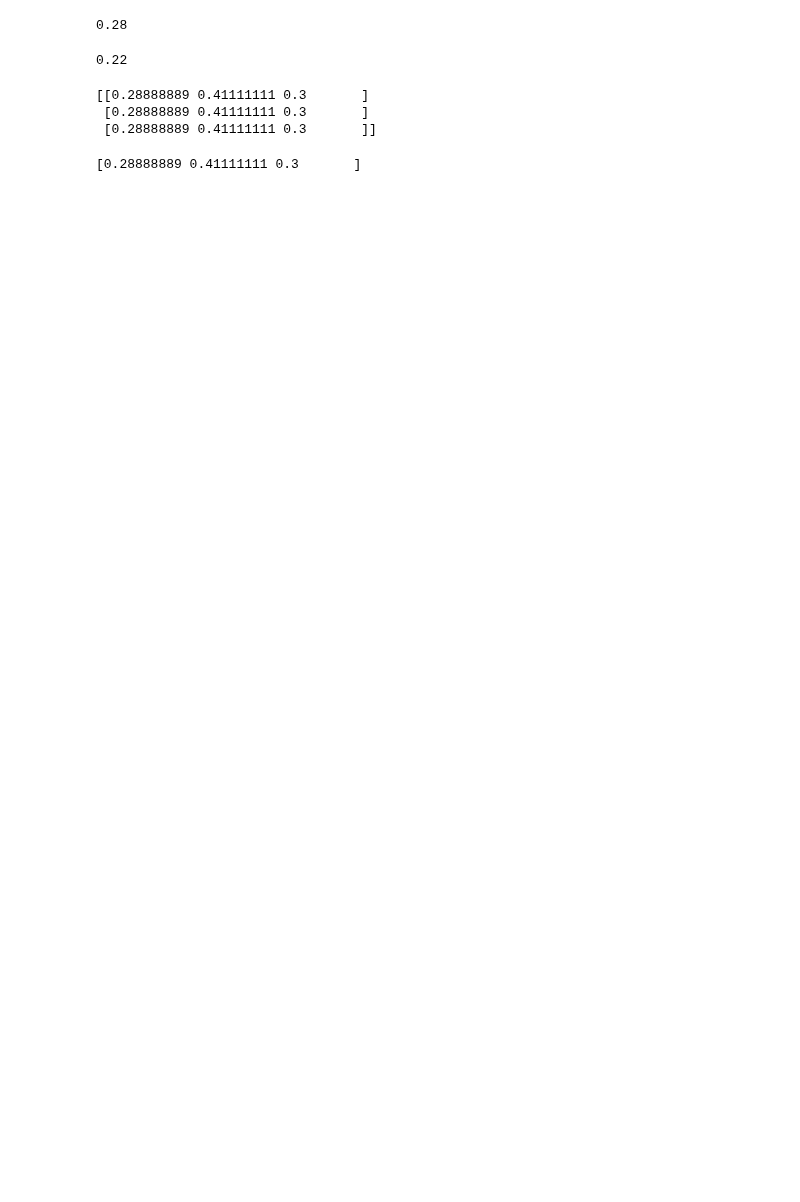
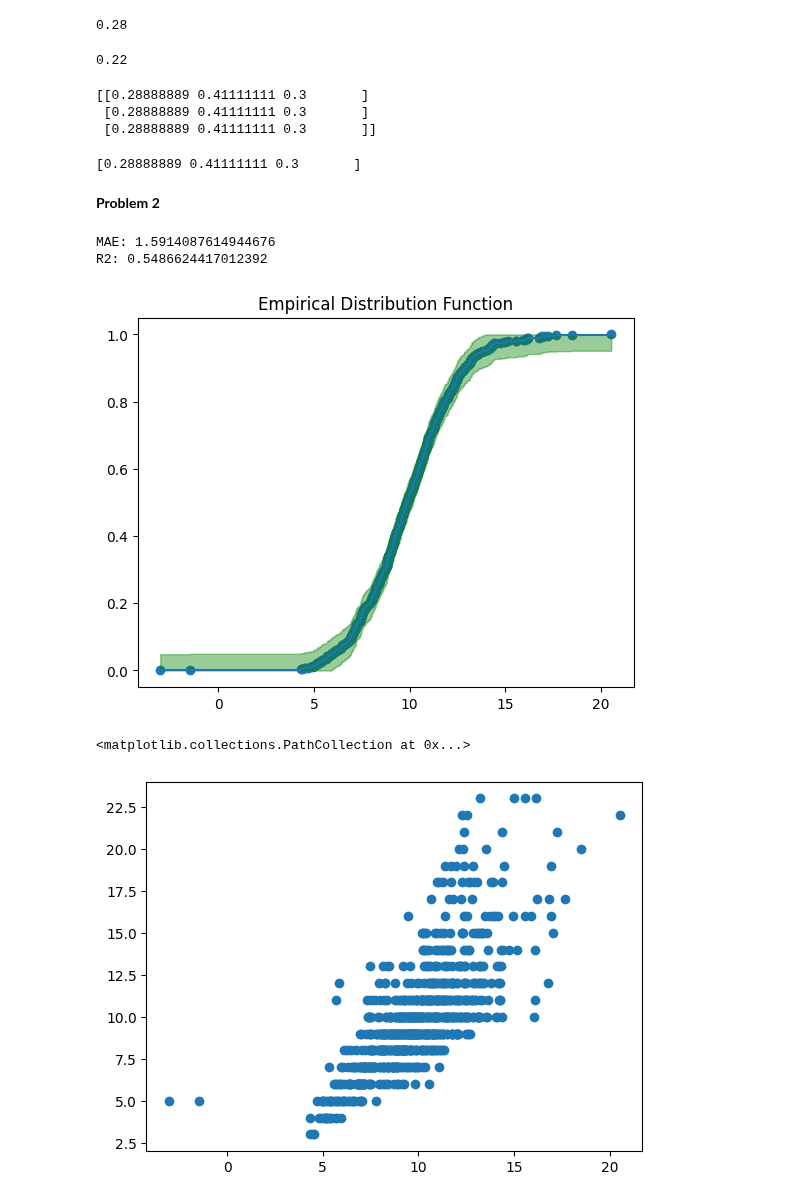
Before and after one commit to Smasken/ITDS, a Jupyter notebook: Exams/2023.ipynb, the cells around one changed output. Cells and saved outputs as stored; diff of their text form; code cells hidden in the pictures; blank space fills up the shorter version.

Commit message:
exam2023part2 - update

```diff
--- a/Exams/2023.ipynb
+++ b/Exams/2023.ipynb
@@ -61,3 +61,5 @@ problem1_stationary = stat_distr(matrix)
 print(problem1_stationary)
 # %% [output]
 [0.28888889 0.41111111 0.3       ]
+# %% [markdown]
+**Problem 2**
@@ -63,0 +88,44 @@ print(problem1_stationary)
+# %%
+# Part 2
+# Split the data into train and test using train_test_split
+# keep the train size as 0.8 and use random_state=42
+
+from sklearn.model_selection import train_test_split
+
+problem2_X_train,problem2_X_test,problem2_y_train,problem2_y_test = train_test_split(X, Y, train_size=0.8, random_state=42)
+# %%
+# Part 3
+# Include the necessary imports
+# Initialize your linear regression model
+
+from sklearn.pipeline import Pipeline
+from sklearn.linear_model import LinearRegression
+
+pipeline = Pipeline([("Regressor", LinearRegression())])
+
+pipeline.fit(problem2_X_train,problem2_y_train)
+
+problem2_y_pred = pipeline.predict(problem2_X_test)
+
+problem2_model = pipeline
+# Train your model on the training data
+# %%
+# Part 4
+# Evaluate the model by computing the mean absolute error
+from sklearn.metrics import mean_squared_error, mean_absolute_error, r2_score
+import Utils as u
+import matplotlib.pyplot as plt
+problem2_mae = mean_absolute_error(problem2_y_test, problem2_y_pred)
+print("MAE:", problem2_mae)
+print("R2:", r2_score(problem2_y_test, problem2_y_pred))
+
+
+u.plotEDF(u.makeEDF(problem2_y_pred),  confidence_band=True, alpha=0.95)
+
+plt.scatter(problem2_y_pred, problem2_y_test)
+# %% [output]
+MAE: 1.5914087614944676
+R2: 0.5486624417012392
+[figure, added]
+<matplotlib.collections.PathCollection at 0x...>
+[figure, added]
```
Also changed, not shown: parts of 2 cells of this notebook, 1 other file.
